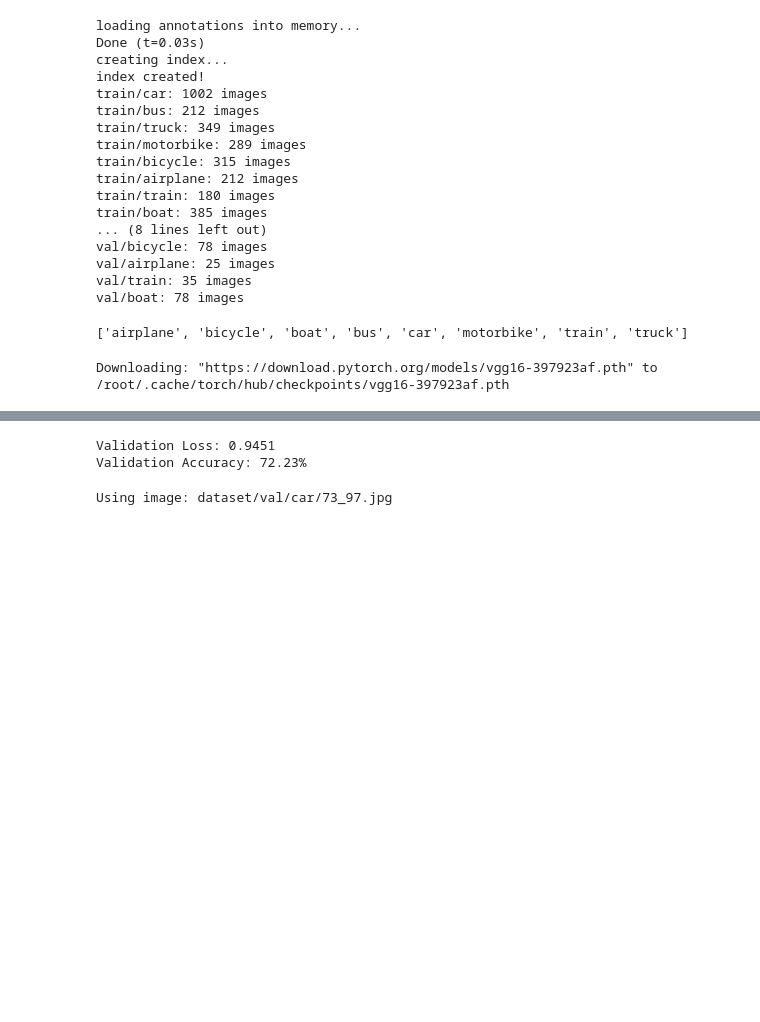
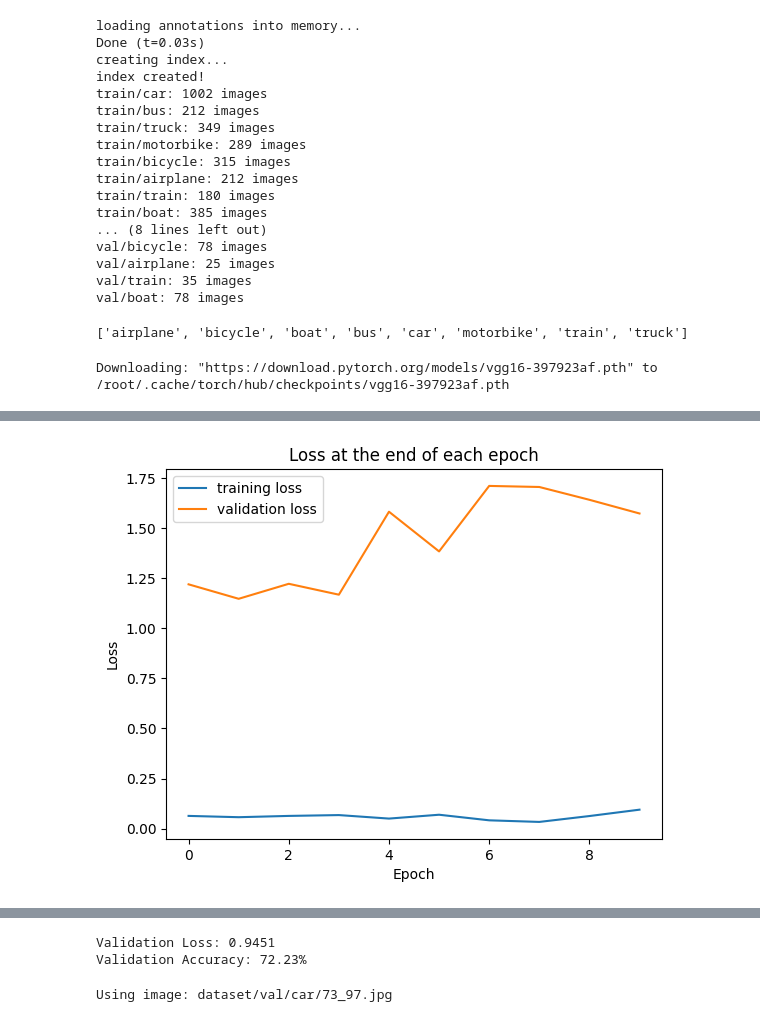
Before and after one commit to huynhminhtuan3006-sketch/VGG16, a Jupyter notebook: VGG16.ipynb, the cells around one changed output, grey strips where cells are left out. Saved outputs shown, nothing was run; the diff lists cells and outputs as text; code cells hidden in the pictures; blank space fills up the shorter version.

```diff
--- a/VGG16.ipynb
+++ b/VGG16.ipynb
@@ -200,0 +250,15 @@ training took: 1.95 minutes!
+# %%
+import matplotlib.pyplot as plt
+
+# The losses are already floats, so .item() is not needed.
+# train_losses = [t.item() for t in train_losses]     # Convert training loss tensors to Python numbers
+# test_losses = [t.item() for t in test_losses]       # Convert test loss tensors to Python numbers
+plt.plot(train_losses, label='training loss')       # Plot training loss curve
+plt.plot(test_losses, label='validation loss')      # Plot validation loss curve
+plt.title('Loss at the end of each epoch')          # Set plot title
+plt.legend()                                        # Show legend on the plot
+plt.xlabel('Epoch')
+plt.ylabel('Loss')
+plt.show()
+# %% [output]
+[figure, added]
```
Also changed, not shown: parts of 4 cells of this notebook.
